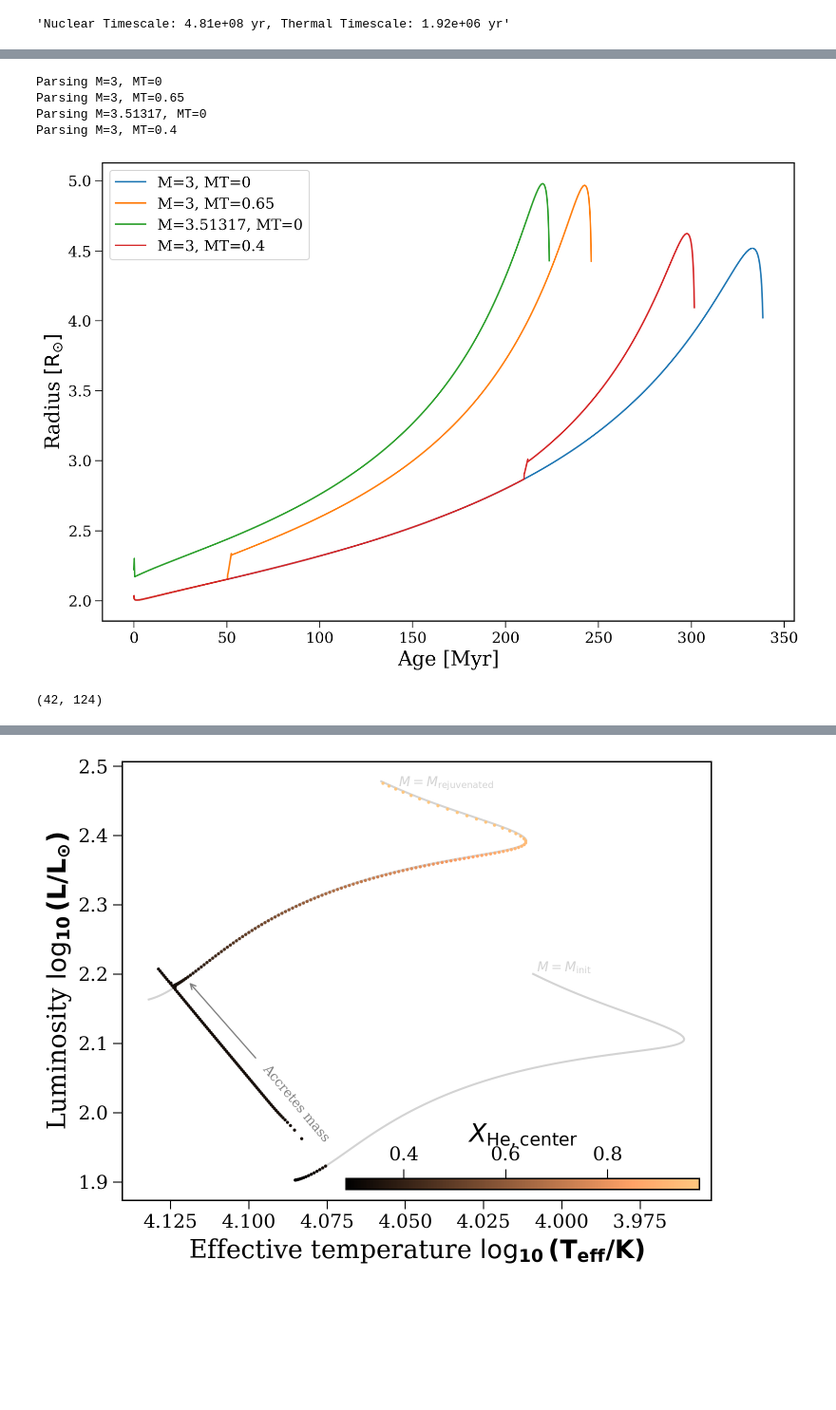
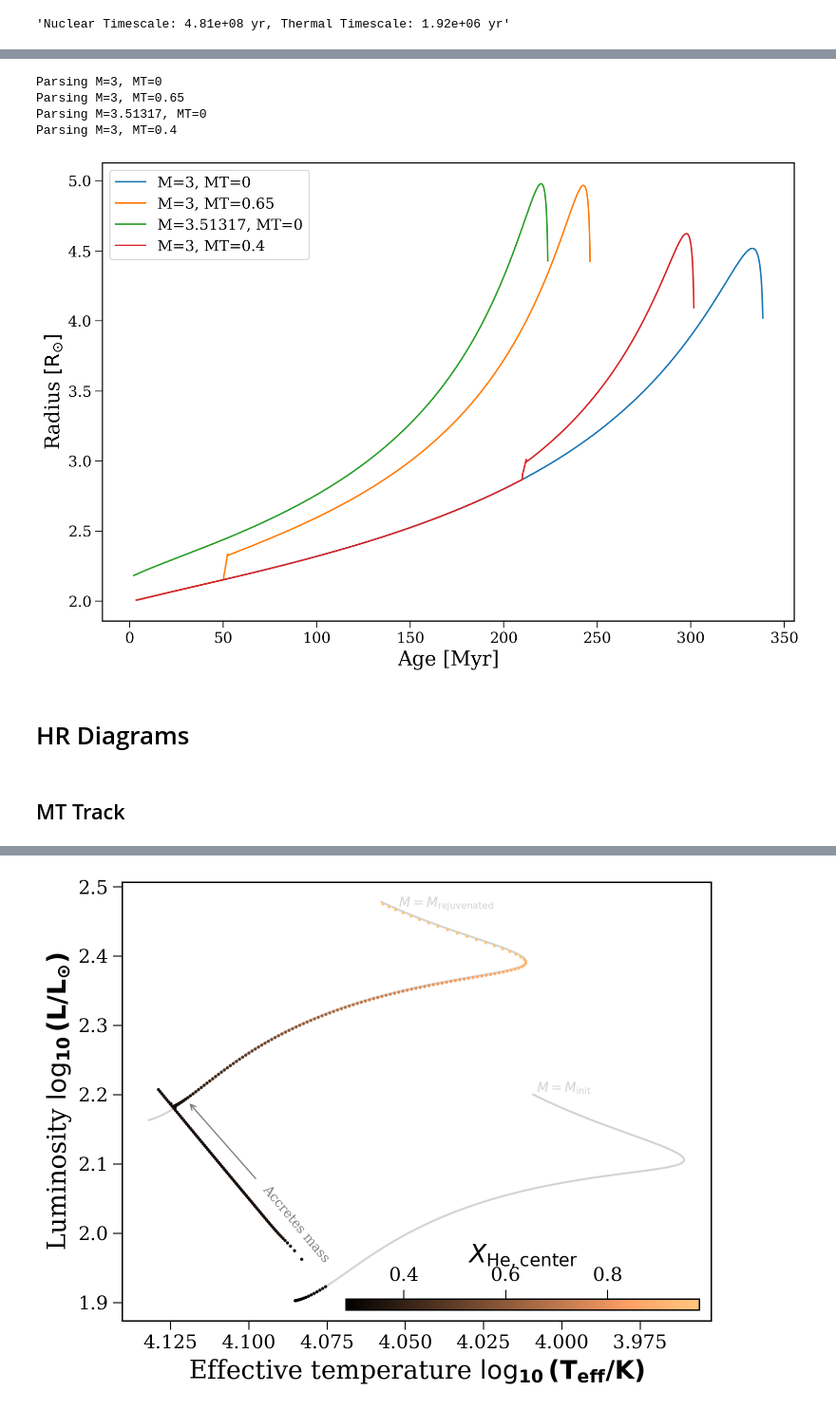
Before and after one commit to TomWagg/mass-gainer-seismology, a Jupyter notebook: notebooks/mass_transfer_test.ipynb, the cells around one changed output, grey strips where cells are left out. Shown at 95% size. Saved outputs shown, nothing was run; the diff lists cells and outputs as text; code cells hidden in the pictures; blank space fills up the shorter version.

```diff
--- a/notebooks/mass_transfer_test.ipynb
+++ b/notebooks/mass_transfer_test.ipynb
@@ -97,16 +85,16 @@ tracks[1].history.iloc[42:124]
 # %%
 fig, ax = plt.subplots()
 
 for i in range(len(tracks)):
-    h = tracks[i].history[tracks[i].history["center_h1"] < tracks[i].history["center_h1"].iloc[0]]
+    h = tracks[i].history[tracks[i].history["center_h1"] < 0.995 * tracks[i].history["center_h1"].max()]
     ax.plot(h["star_age"] / 1e6, get_radius(h), label=tracks[i].parameters)
 ax.legend()
 ax.set_xlabel("Age [Myr]")
 ax.set_ylabel(r"Radius $[\rm R_{\odot}]$")
 plt.show()
 # %% [output]
 Parsing M=3, MT=0
 Parsing M=3, MT=0.65
 Parsing M=3.51317, MT=0
 Parsing M=3, MT=0.4
-[figure, old version]
+[figure, new version]
@@ -148,4 +101,4 @@ def simple_hr(track, ylabel=r'Luminosity $\mathbf{\log_{10}(L/L_{\odot})}$',
-# %%
-tracks[1].history[tracks[1].history["star_mass"] > 3.0].index[0], tracks[1].history[tracks[1].history["star_mass"] > 3.5].index[0]
-# %% [output]
-(42, 124)
+# %% [markdown]
+# HR Diagrams
+# %% [markdown]
+## MT Track
```
Also changed, not shown: parts of 69 cells of this notebook, 1 other file.
